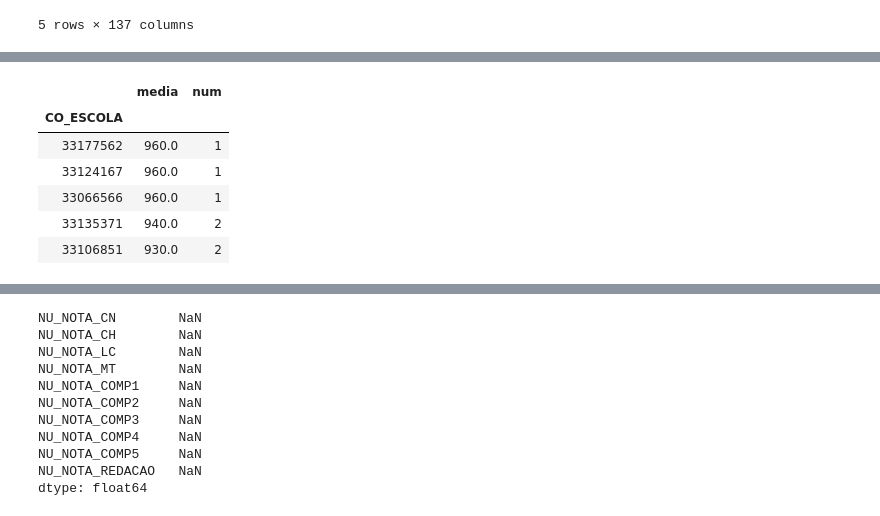
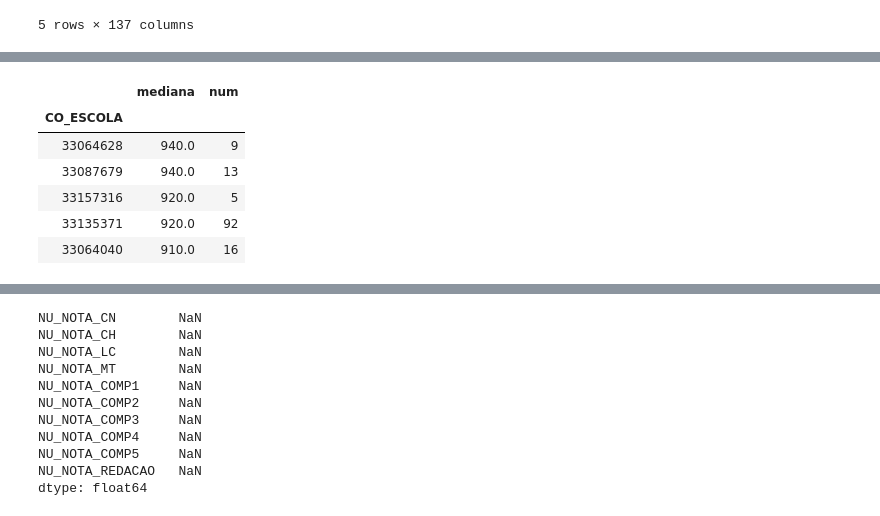
Before and after one commit to pauloneves/educacao, a Jupyter notebook: ledados.ipynb, the cells around one changed output, grey strips where cells are left out. Cells and saved outputs as stored; diff of their text form; code cells hidden in the pictures.

```diff
--- a/ledados.ipynb
+++ b/ledados.ipynb
@@ -43,16 +28,16 @@ df_enem_rio.shape
 # %%
 df_g = df_enem_rio.loc[:, [ 'CO_ESCOLA','NU_NOTA_REDACAO']].groupby('CO_ESCOLA')\
-       .agg(media=('NU_NOTA_REDACAO','mean'), num=('NU_NOTA_REDACAO','count'))\
-       .sort_values('media', ascending=False)
+       .agg(mediana=('NU_NOTA_REDACAO','median'), num=('NU_NOTA_REDACAO','size'))\
+       .sort_values('mediana', ascending=False)
 df_g.head()
 # %% [output]
-|  | media | num |
+|  | mediana | num |
 | CO_ESCOLA |  |  |
-| 33177562 | 960.0 | 1 |
-| 33124167 | 960.0 | 1 |
-| 33066566 | 960.0 | 1 |
-| 33135371 | 940.0 | 2 |
-| 33106851 | 930.0 | 2 |
+| 33064628 | 940.0 | 9 |
+| 33087679 | 940.0 | 13 |
+| 33157316 | 920.0 | 5 |
+| 33135371 | 920.0 | 92 |
+| 33064040 | 910.0 | 16 |
 # %%
 CO_SAO_BENTO = 33062633
 #df_enem_rio[df_enem_rio.CO_ESCOLA == CO_SAO_BENTO]
```
Also changed, not shown: parts of 20 cells of this notebook, 2 other files.
